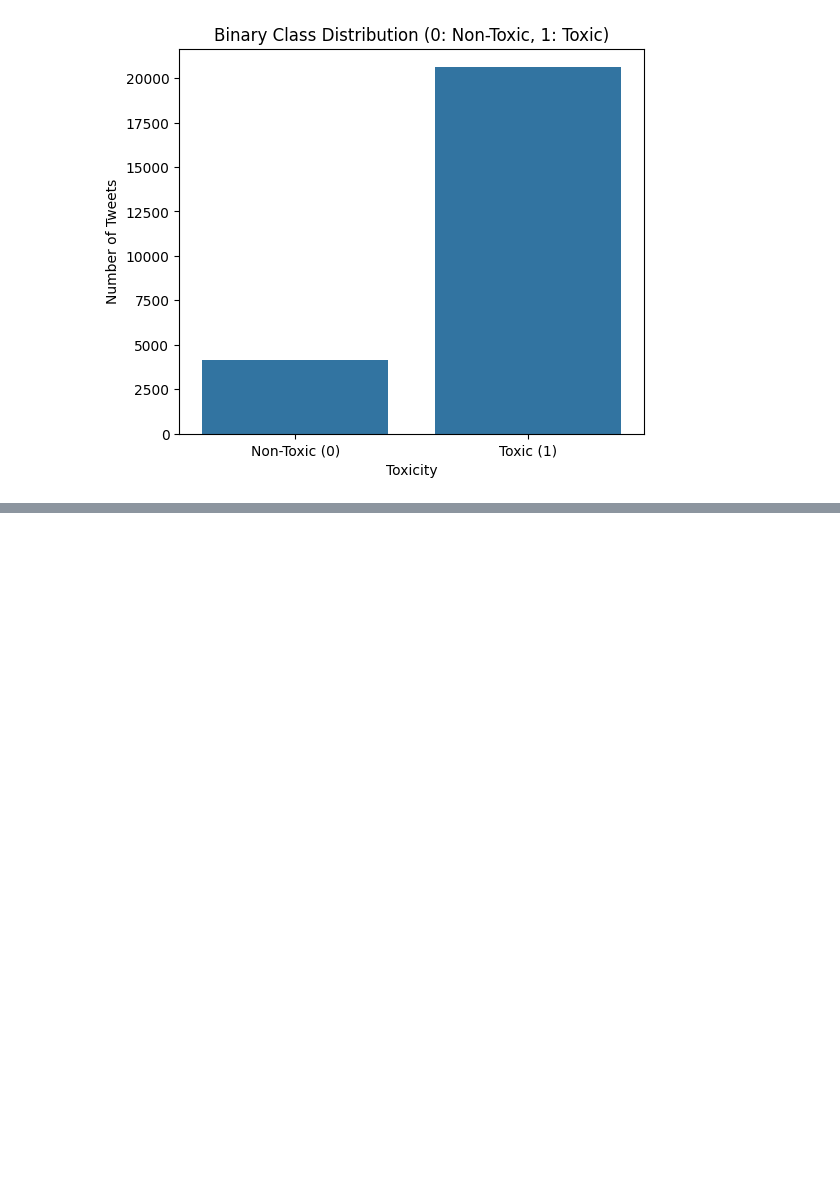
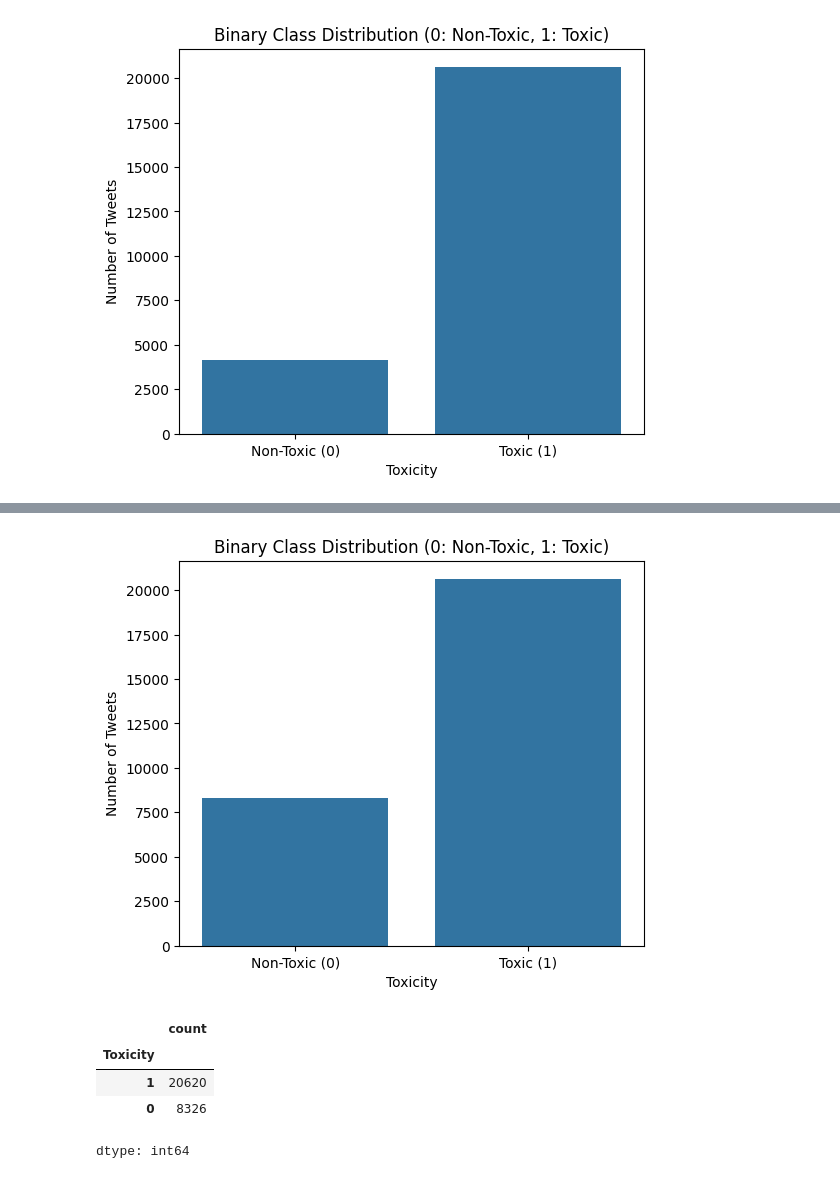
Before and after one commit to Viom-Shrestha/Toxic-Tweet-Classification, a Jupyter notebook: ToxicTweetClassification.ipynb, the cells around one changed output, grey strips where cells are left out. Cells and saved outputs as stored; diff of their text form; code cells hidden in the pictures; blank space fills up the shorter version.

```diff
--- a/ToxicTweetClassification.ipynb
+++ b/ToxicTweetClassification.ipynb
@@ -135,0 +213,20 @@ plt.show()
+# %%
+# Initializing the augmenter for synonym replacement
+aug = naw.SynonymAug(aug_src='wordnet')
+
+
+minority_df = df[df['Toxicity'] == 0]
+augmented_texts = []
+for text in minority_df['light_cleaned_tweet']:
+    augmented_text = aug.augment(text)
+    augmented_texts.append(augmented_text[0])
+
+df_augmented_data = pd.DataFrame({
+    'light_cleaned_tweet': augmented_texts,
+    'Toxicity': 0 })
+#Combine with original data
+df_augmented = pd.concat([df, df_augmented_data], axis=0).reset_index(drop=True)
+
+print(f"Original size: {len(df)}")
+print(f"New size after augmentation: {len(df_augmented)}")
+print(df_augmented['Toxicity'].value_counts(normalize=True))
@@ -135,0 +260,17 @@ plt.show()
+# %%
+# Class distributing after augmentation
+plt.figure(figsize=(6, 5))
+sns.countplot(x='Toxicity', data=df_augmented)
+plt.title('Binary Class Distribution (0: Non-Toxic, 1: Toxic)')
+plt.xticks([0, 1], ['Non-Toxic (0)', 'Toxic (1)'])
+plt.ylabel('Number of Tweets')
+plt.show()
+
+df_augmented['Toxicity'].value_counts()
+# %% [output]
+[figure, added]
+|  | count |
+| Toxicity |  |
+| 1 | 20620 |
+| 0 | 8326 |
+dtype: int64
```
Also changed, not shown: parts of 60 cells of this notebook, 3 other files.
